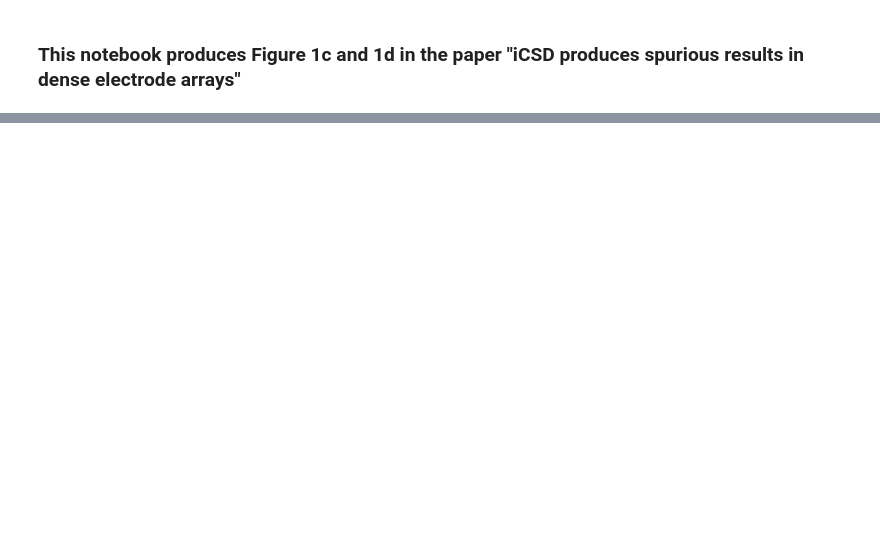
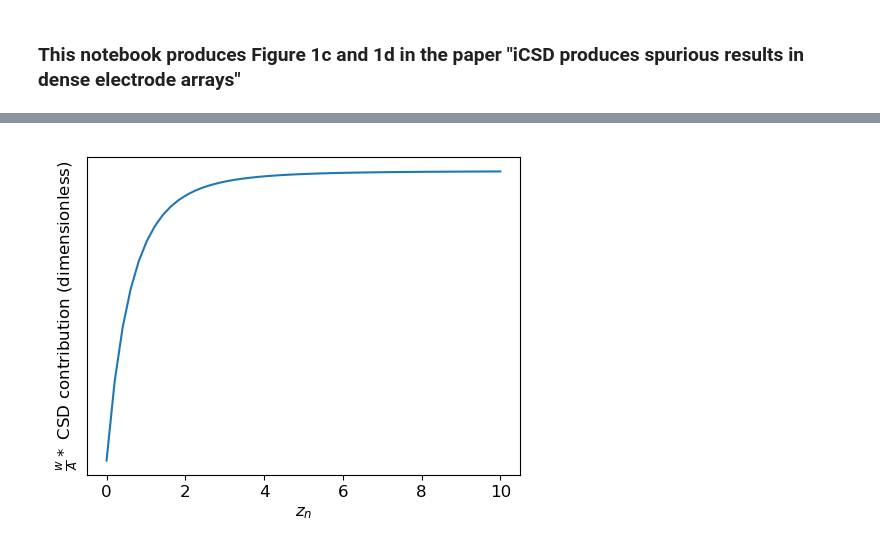
Before and after one commit to joseph-tharayil/csd_paper, a Jupyter notebook: Analytic.ipynb, the cells around one changed output, grey strips where cells are left out. Cells and saved outputs as stored; diff of their text form; code cells hidden in the pictures; blank space fills up the shorter version.

```diff
--- a/Analytic.ipynb
+++ b/Analytic.ipynb
@@ -124,9 +124,12 @@ c = limitCase(zn)
 # %%
 # This cell Produces Figure 1e
 
 plt.figure(figsize=(5,4))
 plt.plot(zn,c)
 plt.xlabel('$z_n$')
-plt.ylabel('CSD contribution (au)')
+plt.ylabel(r'$\frac{w}{A} *$ CSD contribution (dimensionless)')
+plt.gca().set_yticks([])
 plt.tight_layout()
 plt.savefig('limitCase.png',dpi=600)
+# %% [output]
+[figure, added]
```
Also changed, not shown: parts of 2 cells of this notebook.
